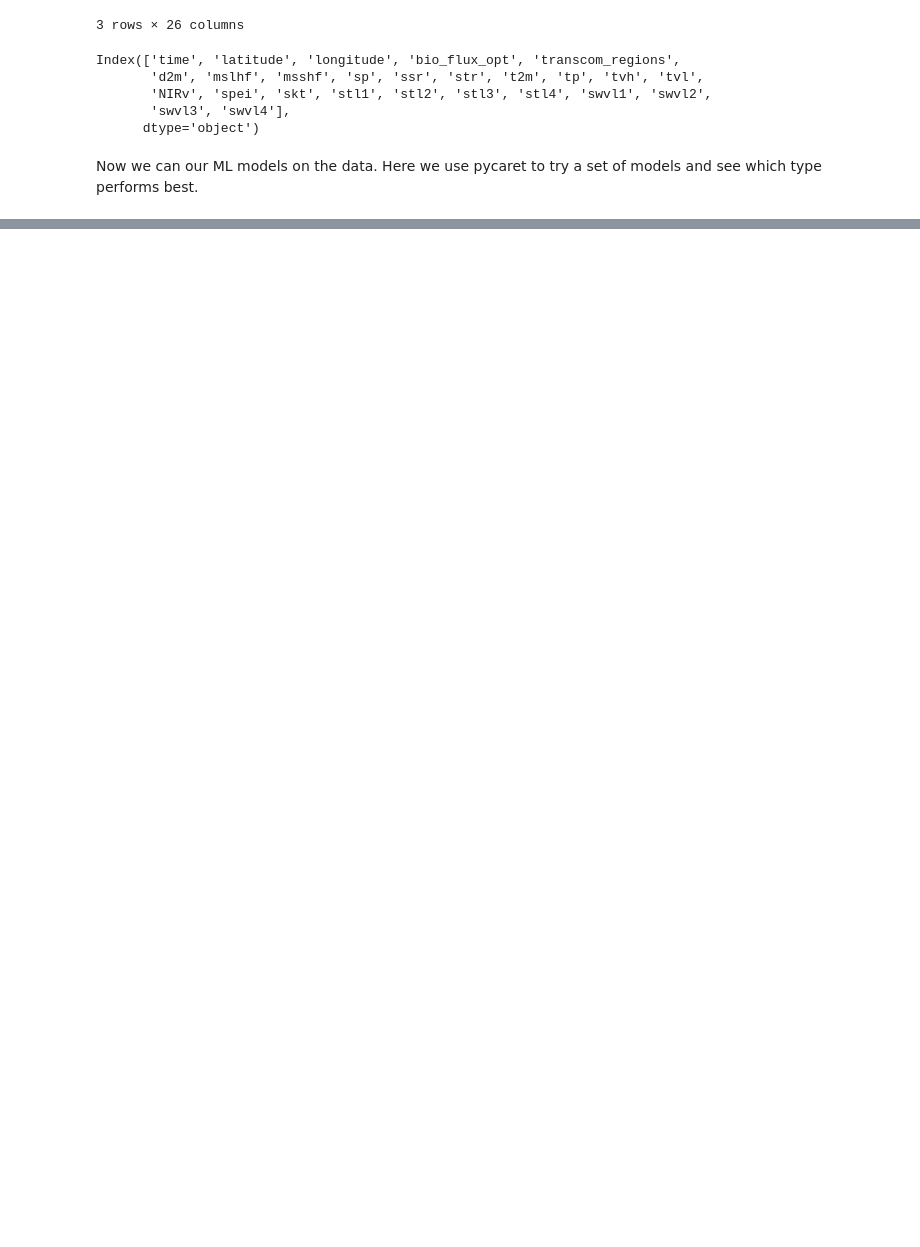
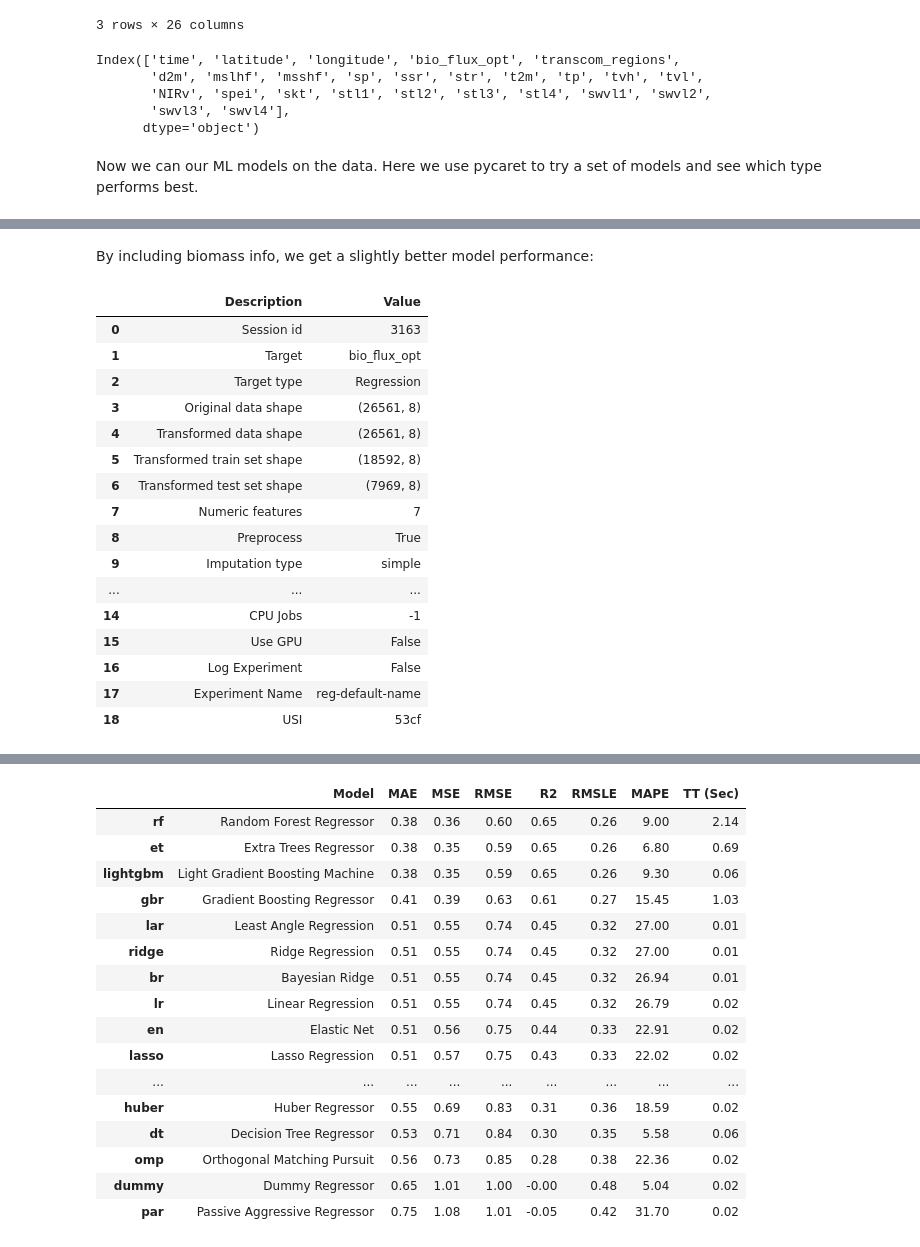
Before and after one commit to EXCITED-CO2/excited-workflow, a Jupyter notebook: workflow_carbon_tracker.ipynb, the cells around one changed output, grey strips where cells are left out. Drawn from its saved outputs; the diff is of its cells as text; code cells hidden in the pictures; blank space fills up the shorter version.

```diff
--- a/workflow_carbon_tracker.ipynb
+++ b/workflow_carbon_tracker.ipynb
@@ -200,5 +201,4 @@ We will remove all rows with NaN values, and unset the indices:
 # %%
-df_train = ds_na.to_dataframe().dropna().reset_index()
 df_train.head(3)
 # %% [output]
 |  | time | latitude | longitude | bio_flux_opt | transcom_regions | d2m | mslhf | msshf | sp | ... |
@@ -270,3 +270,35 @@ See the caveats in the documentation: https://pandas.pydata.org/pandas-docs/stab
 | dummy | Dummy Regressor | 0.67 | 1.06 | 1.03 | -0.00 | 0.49 | 11.68 | 0.05 |
 | par | Passive Aggressive Regressor | 0.86 | 1.44 | 1.16 | -0.39 | 0.47 | 77.00 | 0.03 |
 [interactive output not drawn]
+# %% [markdown]
+By including biomass info, we get a slightly better model performance:
+# %%
+X_keys = ["d2m", "mslhf", "msshf", "ssr", "str", "t2m", "biomass"]
+y_key = "bio_flux_opt"
+
+df_pycaret = df_train[X_keys + [y_key]]
+df_reduced = df_pycaret[::10]
+
+df_reduced["bio_flux_opt"] = df_reduced["bio_flux_opt"]*1e6  # So RMSE etc. are easier to interpret.
+
+import pycaret.regression
+pycs = pycaret.regression.setup(df_reduced, target=y_key)# normalize=True, normalize_method="robust")
+best = pycs.compare_models(round=2)
+# %% [output]
+|  | Description | Value |
+| 0 | Session id | 3163 |
+| 1 | Target | bio_flux_opt |
+| 2 | Target type | Regression |
+| 3 | Original data shape | (26561, 8) |
+| 4 | Transformed data shape | (26561, 8) |
+| 5 | Transformed train set shape | (18592, 8) |
+| 6 | Transformed test set shape | (7969, 8) |
+| 7 | Numeric features | 7 |
+| 8 | Preprocess | True |
+| 9 | Imputation type | simple |
+| ... | ... | ... |
+| 14 | CPU Jobs | -1 |
+| 15 | Use GPU | False |
+| 16 | Log Experiment | False |
+| 17 | Experiment Name | reg-default-name |
+| 18 | USI | 53cf |
@@ -272,0 +306,17 @@ See the caveats in the documentation: https://pandas.pydata.org/pandas-docs/stab
+|  | Model | MAE | MSE | RMSE | R2 | RMSLE | MAPE | TT (Sec) |
+| rf | Random Forest Regressor | 0.38 | 0.36 | 0.60 | 0.65 | 0.26 | 9.00 | 2.14 |
+| et | Extra Trees Regressor | 0.38 | 0.35 | 0.59 | 0.65 | 0.26 | 6.80 | 0.69 |
+| lightgbm | Light Gradient Boosting Machine | 0.38 | 0.35 | 0.59 | 0.65 | 0.26 | 9.30 | 0.06 |
+| gbr | Gradient Boosting Regressor | 0.41 | 0.39 | 0.63 | 0.61 | 0.27 | 15.45 | 1.03 |
+| lar | Least Angle Regression | 0.51 | 0.55 | 0.74 | 0.45 | 0.32 | 27.00 | 0.01 |
+| ridge | Ridge Regression | 0.51 | 0.55 | 0.74 | 0.45 | 0.32 | 27.00 | 0.01 |
+| br | Bayesian Ridge | 0.51 | 0.55 | 0.74 | 0.45 | 0.32 | 26.94 | 0.01 |
+| lr | Linear Regression | 0.51 | 0.55 | 0.74 | 0.45 | 0.32 | 26.79 | 0.02 |
+| en | Elastic Net | 0.51 | 0.56 | 0.75 | 0.44 | 0.33 | 22.91 | 0.02 |
+| lasso | Lasso Regression | 0.51 | 0.57 | 0.75 | 0.43 | 0.33 | 22.02 | 0.02 |
+| ... | ... | ... | ... | ... | ... | ... | ... | ... |
+| huber | Huber Regressor | 0.55 | 0.69 | 0.83 | 0.31 | 0.36 | 18.59 | 0.02 |
+| dt | Decision Tree Regressor | 0.53 | 0.71 | 0.84 | 0.30 | 0.35 | 5.58 | 0.06 |
+| omp | Orthogonal Matching Pursuit | 0.56 | 0.73 | 0.85 | 0.28 | 0.38 | 22.36 | 0.02 |
+| dummy | Dummy Regressor | 0.65 | 1.01 | 1.00 | -0.00 | 0.48 | 5.04 | 0.02 |
+| par | Passive Aggressive Regressor | 0.75 | 1.08 | 1.01 | -0.05 | 0.42 | 31.70 | 0.02 |
```
Also changed, not shown: parts of 3 cells of this notebook, 3 other files.
